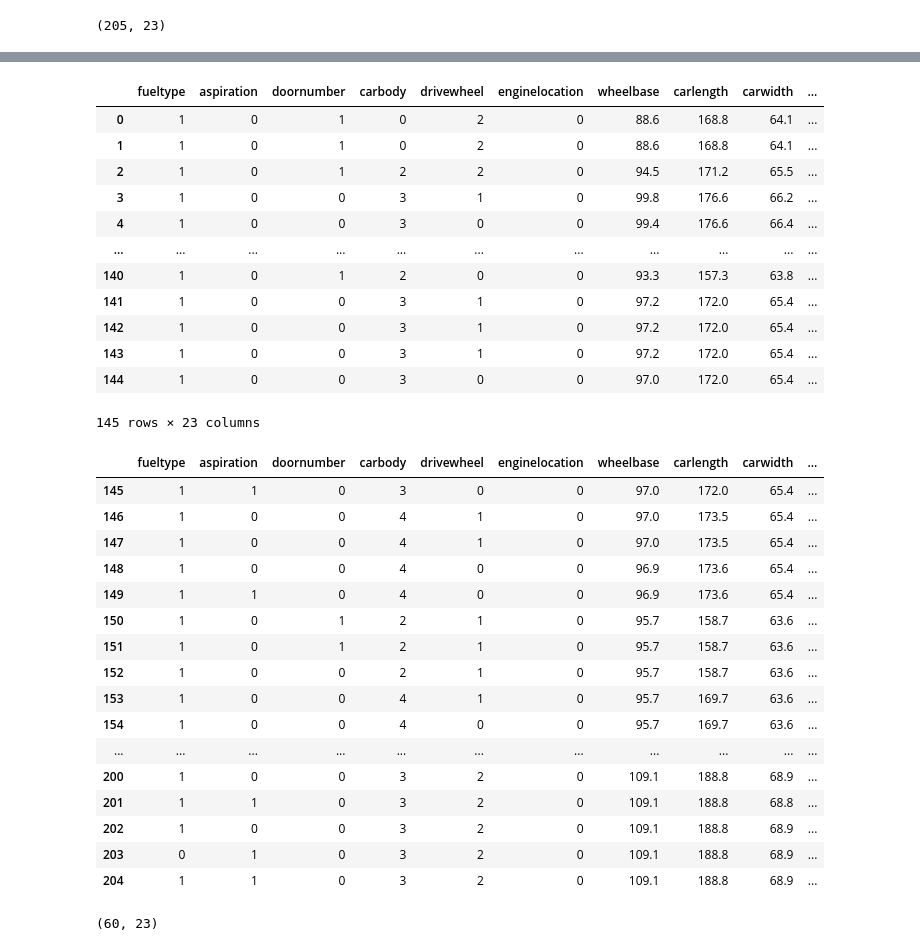
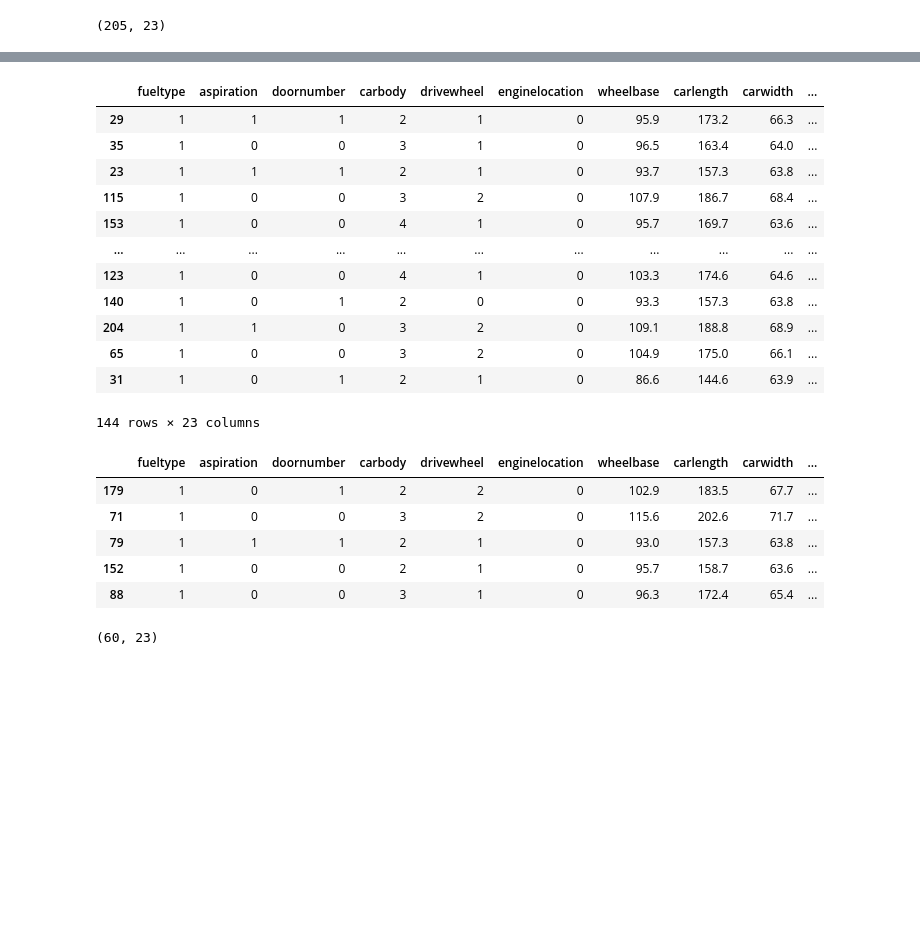
Before and after one commit to SyedHuzaifa007/PIAIC-Deep-Learning-Assignment, a Jupyter notebook: Car_Price_Prediction_assignment.ipynb, the cells around one changed output, grey strips where cells are left out. Saved outputs shown, nothing was run; the diff lists cells and outputs as text; code cells hidden in the pictures; blank space fills up the shorter version.

```diff
--- a/Car_Price_Prediction_assignment.ipynb
+++ b/Car_Price_Prediction_assignment.ipynb
@@ -172,5 +183,6 @@ df.describe().T
 # %%
 # Shuffling Data
-df.sample(frac=1)
+df = df.sample(frac=1)
+df.head()
 # %% [output]
 |  | fueltype | aspiration | doornumber | carbody | drivewheel | enginelocation | wheelbase | carlength | carwidth | ... |
@@ -217,42 +206,31 @@ df
 # %%
 # Splitting The Dataset Into Training and Testing Data
-train_data = df.iloc[:145,:]
+train_data = df.iloc[:144,:]
 train_data
 # %% [output]
 |  | fueltype | aspiration | doornumber | carbody | drivewheel | enginelocation | wheelbase | carlength | carwidth | ... |
-| 0 | 1 | 0 | 1 | 0 | 2 | 0 | 88.6 | 168.8 | 64.1 | ... |
-| 1 | 1 | 0 | 1 | 0 | 2 | 0 | 88.6 | 168.8 | 64.1 | ... |
-| 2 | 1 | 0 | 1 | 2 | 2 | 0 | 94.5 | 171.2 | 65.5 | ... |
-| 3 | 1 | 0 | 0 | 3 | 1 | 0 | 99.8 | 176.6 | 66.2 | ... |
-| 4 | 1 | 0 | 0 | 3 | 0 | 0 | 99.4 | 176.6 | 66.4 | ... |
+| 29 | 1 | 1 | 1 | 2 | 1 | 0 | 95.9 | 173.2 | 66.3 | ... |
+| 35 | 1 | 0 | 0 | 3 | 1 | 0 | 96.5 | 163.4 | 64.0 | ... |
+| 23 | 1 | 1 | 1 | 2 | 1 | 0 | 93.7 | 157.3 | 63.8 | ... |
+| 115 | 1 | 0 | 0 | 3 | 2 | 0 | 107.9 | 186.7 | 68.4 | ... |
+| 153 | 1 | 0 | 0 | 4 | 1 | 0 | 95.7 | 169.7 | 63.6 | ... |
 | ... | ... | ... | ... | ... | ... | ... | ... | ... | ... | ... |
+| 123 | 1 | 0 | 0 | 4 | 1 | 0 | 103.3 | 174.6 | 64.6 | ... |
 | 140 | 1 | 0 | 1 | 2 | 0 | 0 | 93.3 | 157.3 | 63.8 | ... |
-| 141 | 1 | 0 | 0 | 3 | 1 | 0 | 97.2 | 172.0 | 65.4 | ... |
-| 142 | 1 | 0 | 0 | 3 | 1 | 0 | 97.2 | 172.0 | 65.4 | ... |
-| 143 | 1 | 0 | 0 | 3 | 1 | 0 | 97.2 | 172.0 | 65.4 | ... |
-| 144 | 1 | 0 | 0 | 3 | 0 | 0 | 97.0 | 172.0 | 65.4 | ... |
+| 204 | 1 | 1 | 0 | 3 | 2 | 0 | 109.1 | 188.8 | 68.9 | ... |
+| 65 | 1 | 0 | 0 | 3 | 2 | 0 | 104.9 | 175.0 | 66.1 | ... |
+| 31 | 1 | 0 | 1 | 2 | 1 | 0 | 86.6 | 144.6 | 63.9 | ... |
-145 rows × 23 columns
+144 rows × 23 columns
 # %%
 test_data = df.iloc[145:,:]
-test_data
+test_data.head()
 # %% [output]
 |  | fueltype | aspiration | doornumber | carbody | drivewheel | enginelocation | wheelbase | carlength | carwidth | ... |
-| 145 | 1 | 1 | 0 | 3 | 0 | 0 | 97.0 | 172.0 | 65.4 | ... |
-| 146 | 1 | 0 | 0 | 4 | 1 | 0 | 97.0 | 173.5 | 65.4 | ... |
-| 147 | 1 | 0 | 0 | 4 | 1 | 0 | 97.0 | 173.5 | 65.4 | ... |
-| 148 | 1 | 0 | 0 | 4 | 0 | 0 | 96.9 | 173.6 | 65.4 | ... |
-| 149 | 1 | 1 | 0 | 4 | 0 | 0 | 96.9 | 173.6 | 65.4 | ... |
-| 150 | 1 | 0 | 1 | 2 | 1 | 0 | 95.7 | 158.7 | 63.6 | ... |
-| 151 | 1 | 0 | 1 | 2 | 1 | 0 | 95.7 | 158.7 | 63.6 | ... |
+| 179 | 1 | 0 | 1 | 2 | 2 | 0 | 102.9 | 183.5 | 67.7 | ... |
+| 71 | 1 | 0 | 0 | 3 | 2 | 0 | 115.6 | 202.6 | 71.7 | ... |
+| 79 | 1 | 1 | 1 | 2 | 1 | 0 | 93.0 | 157.3 | 63.8 | ... |
 | 152 | 1 | 0 | 0 | 2 | 1 | 0 | 95.7 | 158.7 | 63.6 | ... |
-| 153 | 1 | 0 | 0 | 4 | 1 | 0 | 95.7 | 169.7 | 63.6 | ... |
-| 154 | 1 | 0 | 0 | 4 | 0 | 0 | 95.7 | 169.7 | 63.6 | ... |
-| ... | ... | ... | ... | ... | ... | ... | ... | ... | ... | ... |
-| 200 | 1 | 0 | 0 | 3 | 2 | 0 | 109.1 | 188.8 | 68.9 | ... |
-| 201 | 1 | 1 | 0 | 3 | 2 | 0 | 109.1 | 188.8 | 68.8 | ... |
-| 202 | 1 | 0 | 0 | 3 | 2 | 0 | 109.1 | 188.8 | 68.9 | ... |
-| 203 | 0 | 1 | 0 | 3 | 2 | 0 | 109.1 | 188.8 | 68.9 | ... |
-| 204 | 1 | 1 | 0 | 3 | 2 | 0 | 109.1 | 188.8 | 68.9 | ... |
+| 88 | 1 | 0 | 0 | 3 | 1 | 0 | 96.3 | 172.4 | 65.4 | ... |
 # %%
 test_data.shape
 # %% [output]
```
Also changed, not shown: parts of 45 cells of this notebook.
